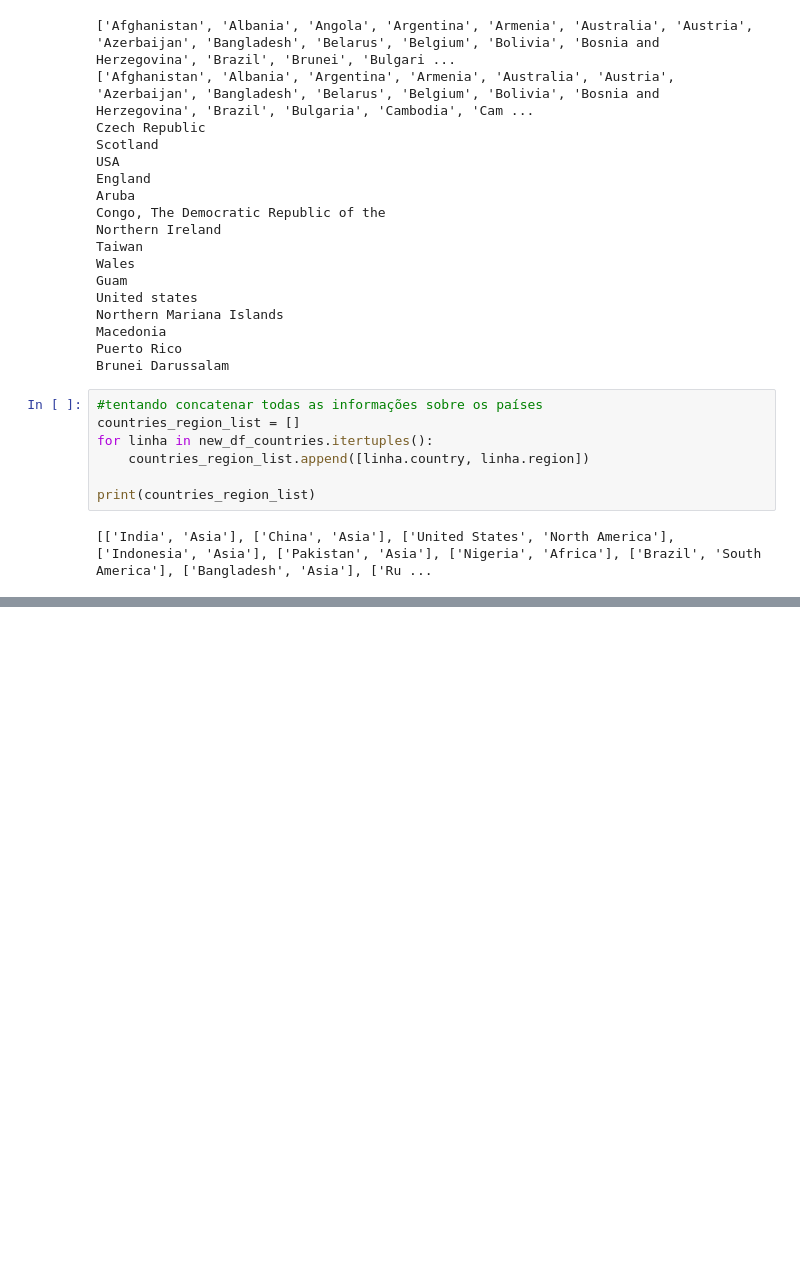
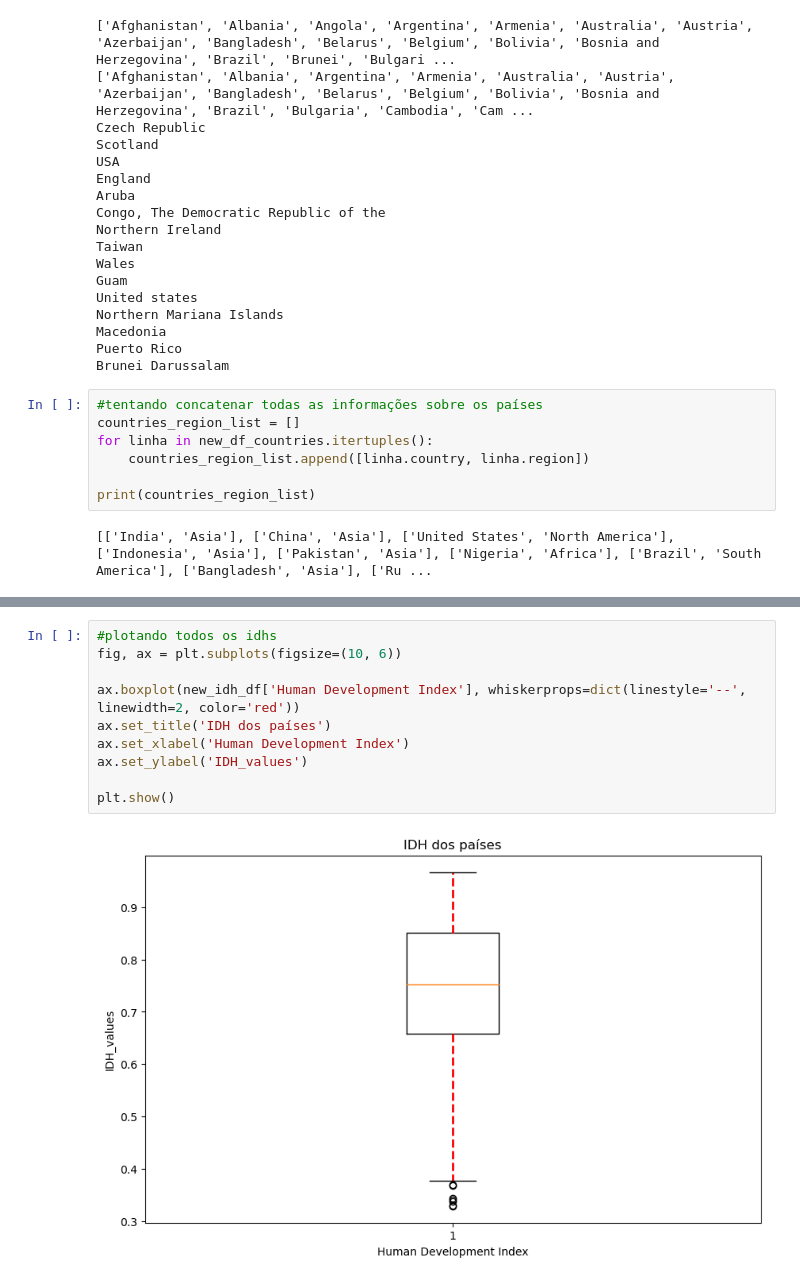
Before and after one commit to AgenteMaya/lutas_proj_dados, a Jupyter notebook: cleaningGettingCountries.ipynb, the cells around one changed output, grey strips where cells are left out. Drawn from its saved outputs; the diff is of its cells as text; blank space fills up the shorter version.

```diff
--- a/cleaningGettingCountries.ipynb
+++ b/cleaningGettingCountries.ipynb
@@ -421,0 +438,12 @@ new_idh_df.head(2429)
+# %%
+#plotando todos os idhs
+fig, ax = plt.subplots(figsize=(10, 6))
+
+ax.boxplot(new_idh_df['Human Development Index'], whiskerprops=dict(linestyle='--', linewidth=2, color='red'))
+ax.set_title('IDH dos países')
+ax.set_xlabel('Human Development Index')
+ax.set_ylabel('IDH_values')
+
+plt.show()
+# %% [output]
+[figure, added]
```
Also changed, not shown: parts of 11 cells of this notebook, 1 other file.
